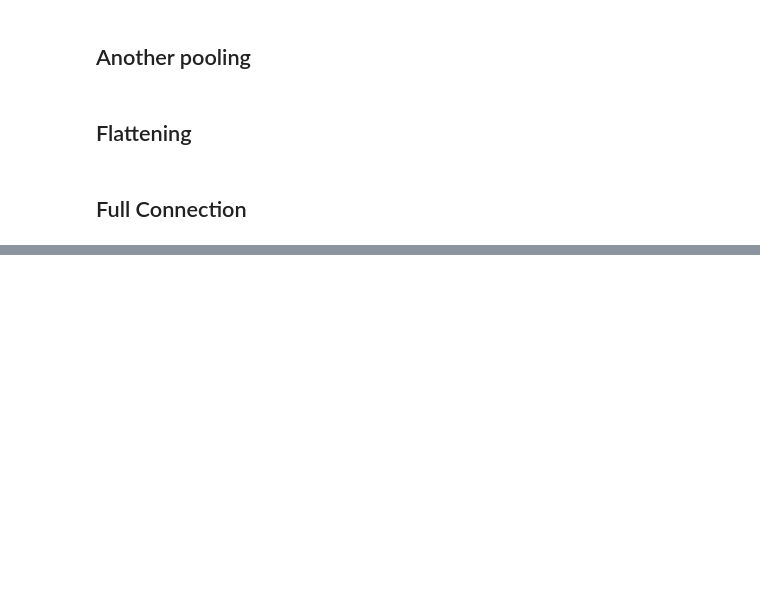
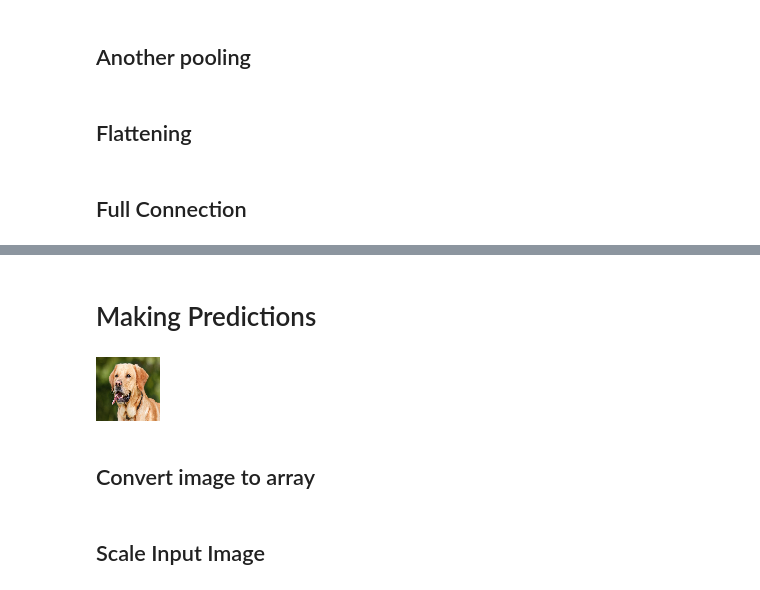
Before and after one commit to beercafeguy/dl-a-z, a Jupyter notebook: notebooks/CNN/dog_or_cat.ipynb, the cells around one changed output, grey strips where cells are left out. Cells and saved outputs as stored; diff of their text form; code cells hidden in the pictures; blank space fills up the shorter version.

```diff
--- a/notebooks/CNN/dog_or_cat.ipynb
+++ b/notebooks/CNN/dog_or_cat.ipynb
@@ -69,0 +115,13 @@ cnn.add(tf.keras.layers.Flatten())
+# %% [markdown]
+# Making Predictions
+# %%
+import numpy as np
+
+from keras.preprocessing import image
+
+test_img = image.load_img('../../data/cnn_cat_vs_dogs/single_prediction/cat_or_dog_1.jpg', target_size=(64,64))
+test_img
+# %% [output]
+[figure, added]
+# %% [markdown]
+## Convert image to array
@@ -69,0 +130,2 @@ cnn.add(tf.keras.layers.Flatten())
+# %% [markdown]
+## Scale Input Image
```
Also changed, not shown: parts of 16 cells of this notebook.
